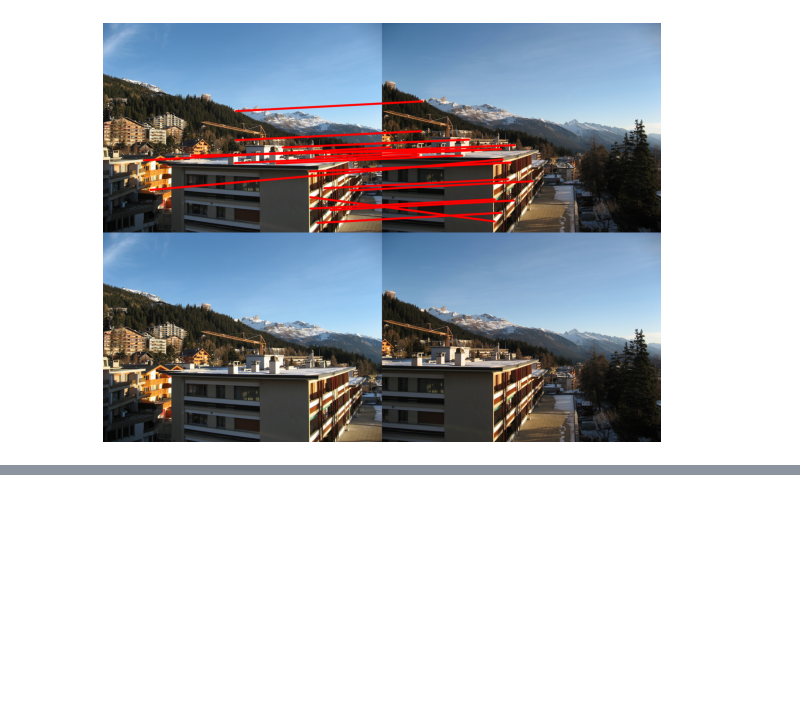
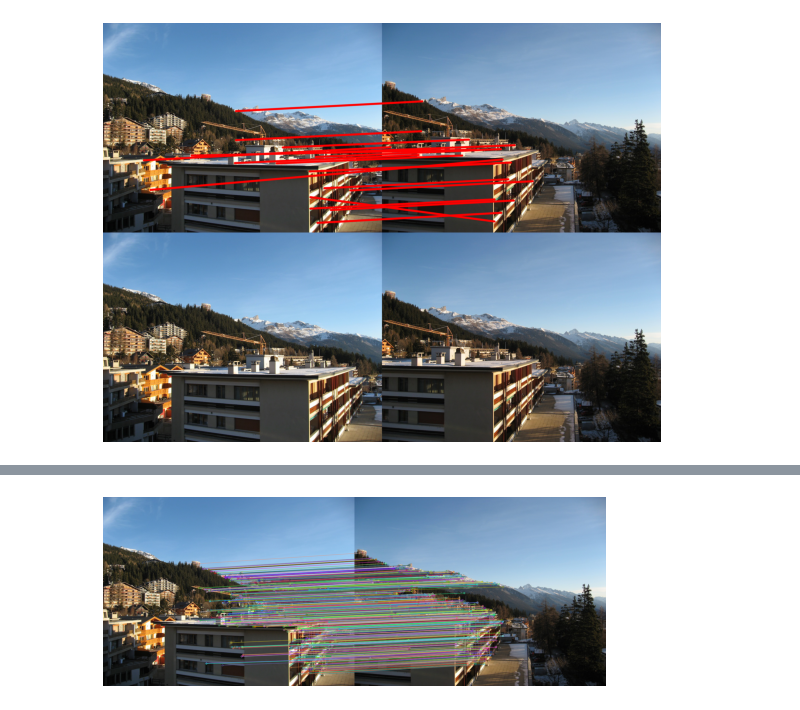
Before and after one commit to SolKul/image_processing, a Jupyter notebook: notebooks/ComputerVision02.ipynb, the cells around one changed output, grey strips where cells are left out. Drawn from its saved outputs; the diff is of its cells as text; code cells hidden in the pictures; blank space fills up the shorter version.

Commit message:
[feat] add SIFT and AKAZE matches module and note

```diff
--- a/notebooks/ComputerVision02.ipynb
+++ b/notebooks/ComputerVision02.ipynb
@@ -197,0 +210,31 @@ impro.imshow(match_result,figsize=(10,15))
+# %%
+# A-KAZE検出器の生成
+akaze = cv2.AKAZE_create()
+
+# 特徴点とその特徴量ベクトルのリスト
+kp1, des1 = akaze.detectAndCompute(im1,None)
+kp2, des2 = akaze.detectAndCompute(im2,None)
+
+# Brute-Force Matcher生成
+bf = cv2.BFMatcher(cv2.NORM_HAMMING, crossCheck=True)
+
+# 比較機で対応オブジェクトのリストmatchesを作成
+matches = bf.match(des1, des2)
+# 対応オブジェクトのメンバのdistanceでソートする
+# sortedのkeyに無名関数(x.distanceを返す)を割り当ててソート
+matches = sorted(matches, key = lambda x:x.distance)
+
+# 許容最大の距離
+threshold=0.3
+max_dis=matches[-1].distance*threshold
+matches_num=len(matches)
+for i in range(matches_num):
+    if matches[i].distance > max_dis:
+        break
+num_lim=i
+
+img3 = cv2.drawMatches(im1, kp1, im2, kp2, matches[:num_lim], None, flags=2)
+
+impro.imshow(img3)
+# %% [output]
+[figure, added]
```
Also changed, not shown: parts of 9 cells of this notebook, 1 other file.
